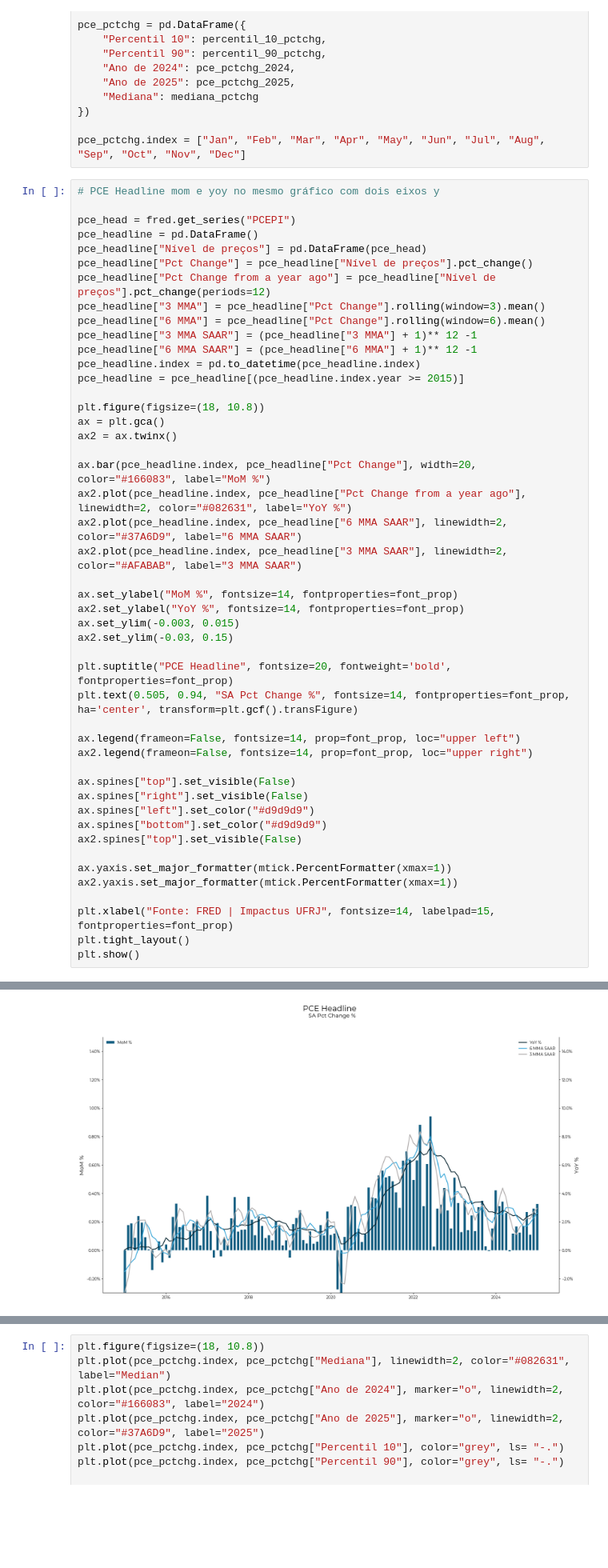
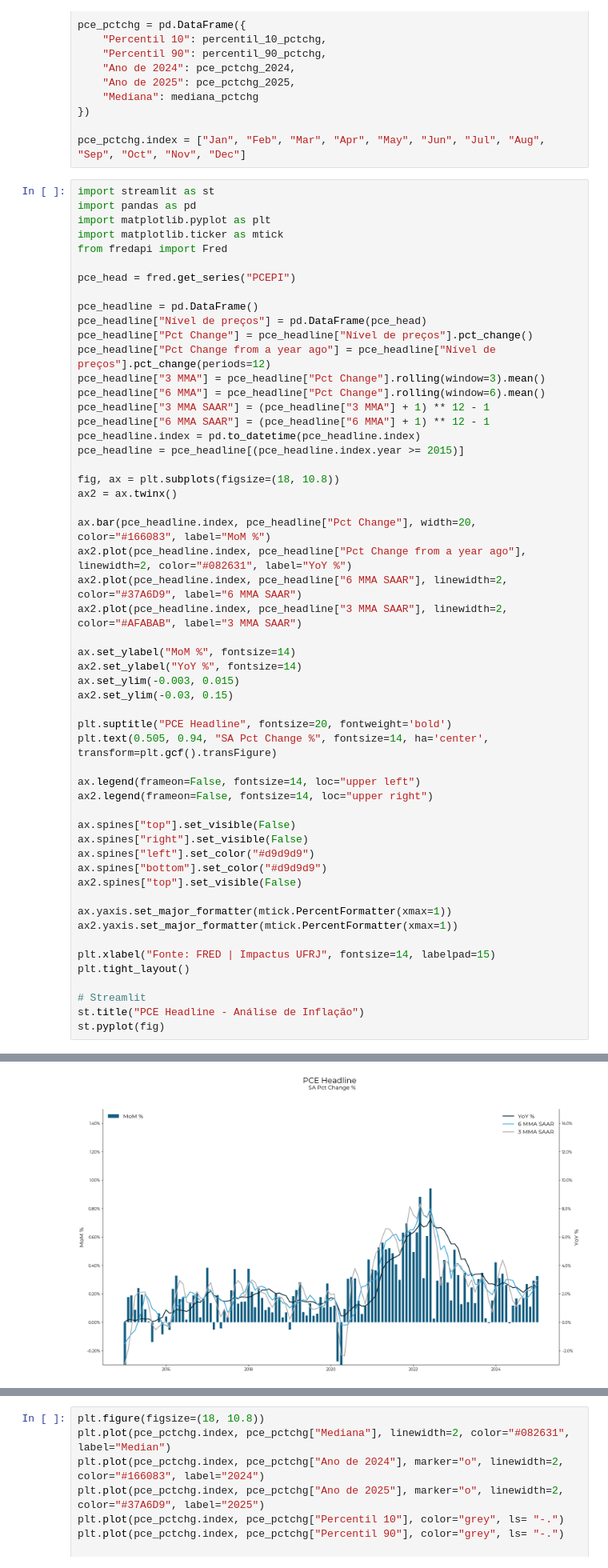
Before and after one commit to Joao-Henrique-Q/Impactus_Python_Scripts, a Jupyter notebook: Inflation.ipynb, the cells around one changed output, grey strips where cells are left out. Shown at 80% size. Drawn from its saved outputs; the diff is of its cells as text; blank space fills up the shorter version.

```diff
--- a/Inflation.ipynb
+++ b/Inflation.ipynb
@@ -128,22 +128,26 @@ pce_pctchg = pd.DataFrame({
 
 pce_pctchg.index = ["Jan", "Feb", "Mar", "Apr", "May", "Jun", "Jul", "Aug", "Sep", "Oct", "Nov", "Dec"]
 # %%
-# PCE Headline mom e yoy no mesmo gráfico com dois eixos y
+import streamlit as st
+import pandas as pd
+import matplotlib.pyplot as plt
+import matplotlib.ticker as mtick
+from fredapi import Fred
 
 pce_head = fred.get_series("PCEPI")
+
 pce_headline = pd.DataFrame()
 pce_headline["Nível de preços"] = pd.DataFrame(pce_head)
 pce_headline["Pct Change"] = pce_headline["Nível de preços"].pct_change()
 pce_headline["Pct Change from a year ago"] = pce_headline["Nível de preços"].pct_change(periods=12)
 pce_headline["3 MMA"] = pce_headline["Pct Change"].rolling(window=3).mean()
 pce_headline["6 MMA"] = pce_headline["Pct Change"].rolling(window=6).mean()
-pce_headline["3 MMA SAAR"] = (pce_headline["3 MMA"] + 1)** 12 -1
-pce_headline["6 MMA SAAR"] = (pce_headline["6 MMA"] + 1)** 12 -1
+pce_headline["3 MMA SAAR"] = (pce_headline["3 MMA"] + 1) ** 12 - 1
+pce_headline["6 MMA SAAR"] = (pce_headline["6 MMA"] + 1) ** 12 - 1
 pce_headline.index = pd.to_datetime(pce_headline.index)
 pce_headline = pce_headline[(pce_headline.index.year >= 2015)]
 
-plt.figure(figsize=(18, 10.8))
-ax = plt.gca()
+fig, ax = plt.subplots(figsize=(18, 10.8))
 ax2 = ax.twinx()
 
 ax.bar(pce_headline.index, pce_headline["Pct Change"], width=20, color="#166083", label="MoM %")
@@ -151,16 +155,16 @@ ax2.plot(pce_headline.index, pce_headline["Pct Change from a year ago"], linewid
 ax2.plot(pce_headline.index, pce_headline["6 MMA SAAR"], linewidth=2, color="#37A6D9", label="6 MMA SAAR")
 ax2.plot(pce_headline.index, pce_headline["3 MMA SAAR"], linewidth=2, color="#AFABAB", label="3 MMA SAAR")
 
-ax.set_ylabel("MoM %", fontsize=14, fontproperties=font_prop)
-ax2.set_ylabel("YoY %", fontsize=14, fontproperties=font_prop)
+ax.set_ylabel("MoM %", fontsize=14)
+ax2.set_ylabel("YoY %", fontsize=14)
 ax.set_ylim(-0.003, 0.015)
 ax2.set_ylim(-0.03, 0.15)
 
-plt.suptitle("PCE Headline", fontsize=20, fontweight='bold', fontproperties=font_prop)
-plt.text(0.505, 0.94, "SA Pct Change %", fontsize=14, fontproperties=font_prop, ha='center', transform=plt.gcf().transFigure)
+plt.suptitle("PCE Headline", fontsize=20, fontweight='bold')
+plt.text(0.505, 0.94, "SA Pct Change %", fontsize=14, ha='center', transform=plt.gcf().transFigure)
 
-ax.legend(frameon=False, fontsize=14, prop=font_prop, loc="upper left")
-ax2.legend(frameon=False, fontsize=14, prop=font_prop, loc="upper right")
+ax.legend(frameon=False, fontsize=14, loc="upper left")
+ax2.legend(frameon=False, fontsize=14, loc="upper right")
 
 ax.spines["top"].set_visible(False)
 ax.spines["right"].set_visible(False)
@@ -171,7 +175,10 @@ ax2.spines["top"].set_visible(False)
 ax.yaxis.set_major_formatter(mtick.PercentFormatter(xmax=1))
 ax2.yaxis.set_major_formatter(mtick.PercentFormatter(xmax=1))
 
-plt.xlabel("Fonte: FRED | Impactus UFRJ", fontsize=14, labelpad=15, fontproperties=font_prop)
+plt.xlabel("Fonte: FRED | Impactus UFRJ", fontsize=14, labelpad=15)
 plt.tight_layout()
-plt.show()
+
+# Streamlit
+st.title("PCE Headline - Análise de Inflação")
+st.pyplot(fig)
 # %% [output]
@@ -178 +196 @@ plt.show()
-[figure, old version]
+[figure, new version]
```
Also changed, not shown: parts of 4 cells of this notebook, 2 other files.
